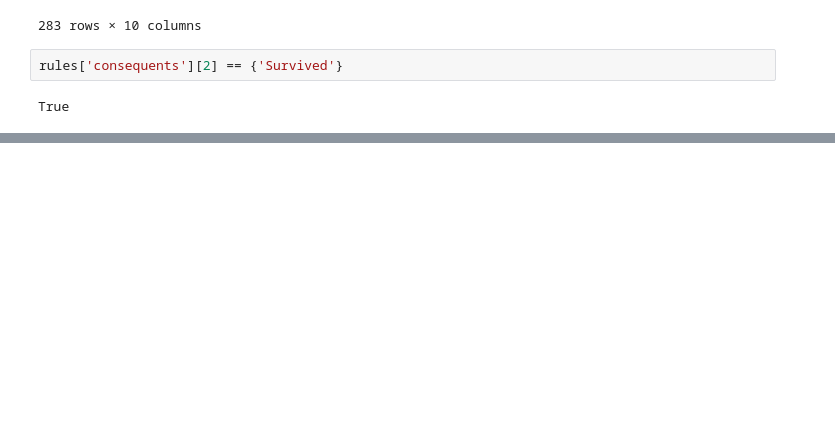
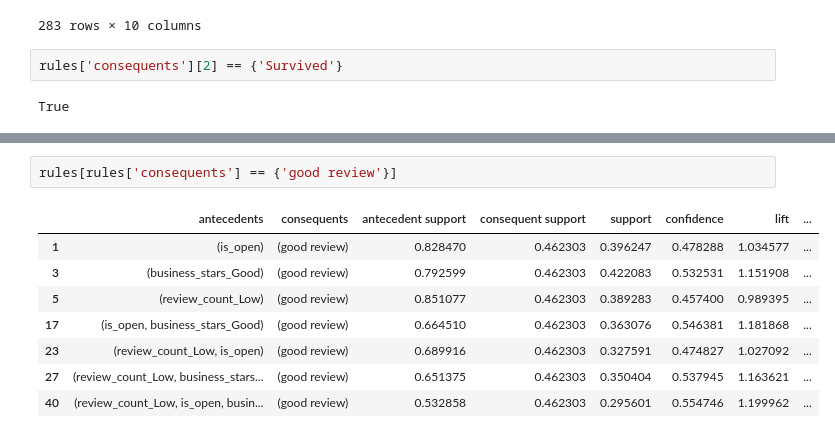
Before and after one commit to gtengwei/CZ4032-Data-Mining, a Jupyter notebook: apriori.ipynb, the cells around one changed output, grey strips where cells are left out. Cells and saved outputs as stored; diff of their text form; blank space fills up the shorter version.

```diff
--- a/apriori.ipynb
+++ b/apriori.ipynb
@@ -1071,0 +1475,11 @@ rules[rules['consequents'] == {'Survived'}]
+# %%
+rules[rules['consequents'] == {'good review'}]
+# %% [output]
+|  | antecedents | consequents | antecedent support | consequent support | support | confidence | lift | ... |
+| 1 | (is_open) | (good review) | 0.828470 | 0.462303 | 0.396247 | 0.478288 | 1.034577 | ... |
+| 3 | (business_stars_Good) | (good review) | 0.792599 | 0.462303 | 0.422083 | 0.532531 | 1.151908 | ... |
+| 5 | (review_count_Low) | (good review) | 0.851077 | 0.462303 | 0.389283 | 0.457400 | 0.989395 | ... |
+| 17 | (is_open, business_stars_Good) | (good review) | 0.664510 | 0.462303 | 0.363076 | 0.546381 | 1.181868 | ... |
+| 23 | (review_count_Low, is_open) | (good review) | 0.689916 | 0.462303 | 0.327591 | 0.474827 | 1.027092 | ... |
+| 27 | (review_count_Low, business_stars... | (good review) | 0.651375 | 0.462303 | 0.350404 | 0.537945 | 1.163621 | ... |
+| 40 | (review_count_Low, is_open, busin... | (good review) | 0.532858 | 0.462303 | 0.295601 | 0.554746 | 1.199962 | ... |
```
Also changed, not shown: parts of 59 cells of this notebook.
